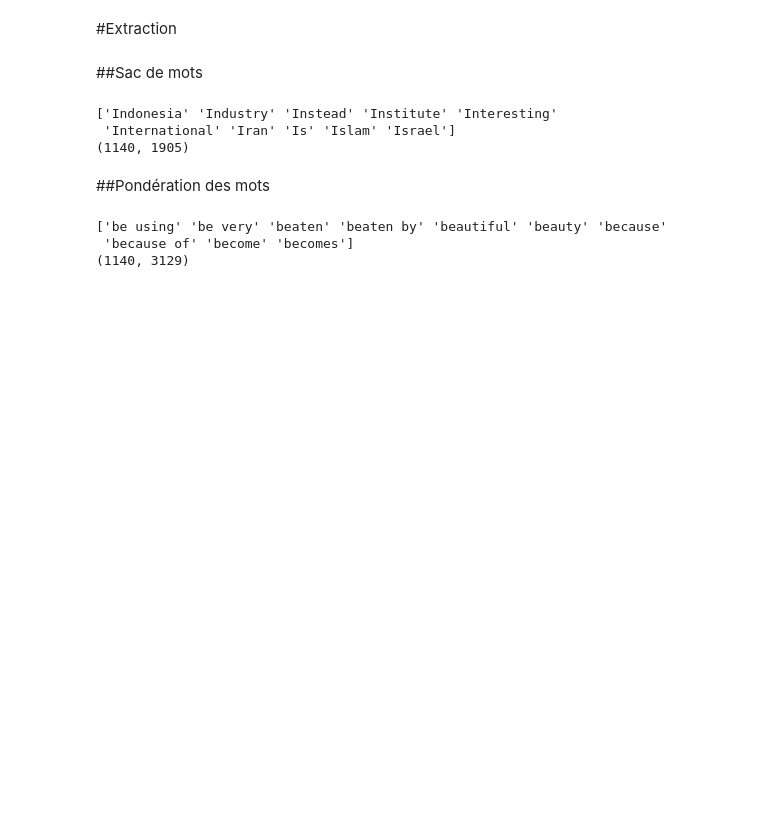
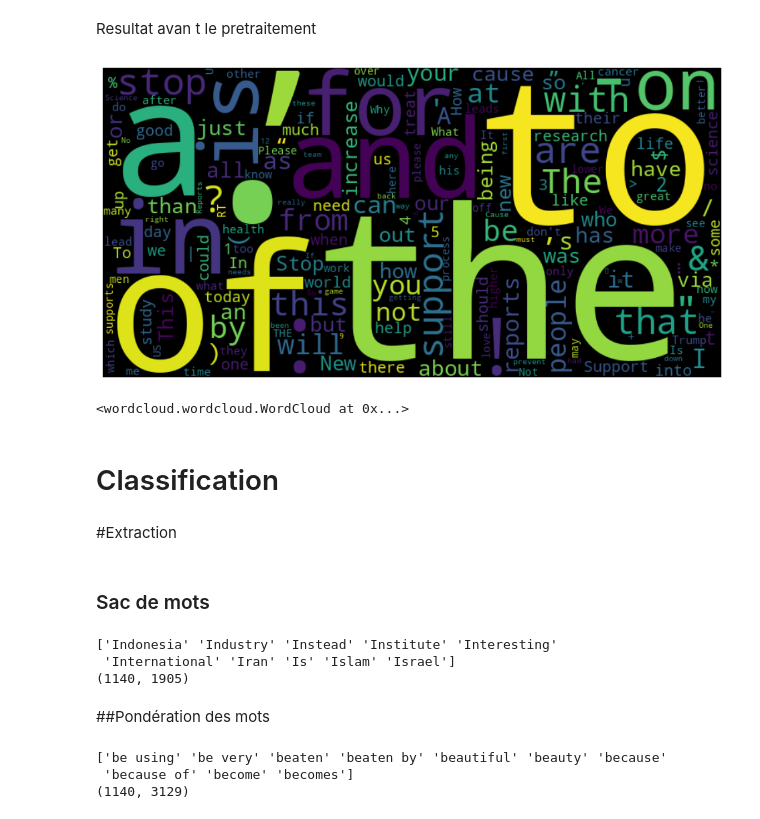
Before and after one commit to PioBasile/Classification-tweet-scientifique, a Jupyter notebook: ProjetMachineLearning.ipynb, the cells around one changed output. Drawn from its saved outputs; the diff is of its cells as text; code cells hidden in the pictures; blank space fills up the shorter version.

```diff
--- a/ProjetMachineLearning.ipynb
+++ b/ProjetMachineLearning.ipynb
@@ -26,0 +121,3 @@ Drive already mounted at /content/drive; to attempt to forcibly remount, call dr
+# %% [markdown]
+Resultat avan
+t le pretraitement
@@ -27,7 +163,27 @@ Drive already mounted at /content/drive; to attempt to forcibly remount, call dr
+# %%
+all_words = df['text'].apply(preprocess)
+words = [word for sublist in all_words for word in sublist]
+
+word_counts = Counter(words)
+
+wc = WordCloud(width=800, height=400)         # Creation du word cloud
+wc.generate_from_frequencies(word_counts)     # Generation
+
+plt.figure(figsize=(12, 6))                   # Affichage
+plt.imshow(wc, interpolation="bilinear")
+plt.axis("off")
+plt.show()
+
+wc.to_file("wordcloud2.png")
+# %% [output]
+[figure, added]
+<wordcloud.wordcloud.WordCloud at 0x...>
+# %% [markdown]
+# Classification
 # %% [markdown]
 #Extraction
 # %% [markdown]
-##Sac de mots
+### Sac de mots
 # %%
 from sklearn.feature_extraction.text import CountVectorizer
 
```
Also changed, not shown: parts of 6 cells of this notebook.
